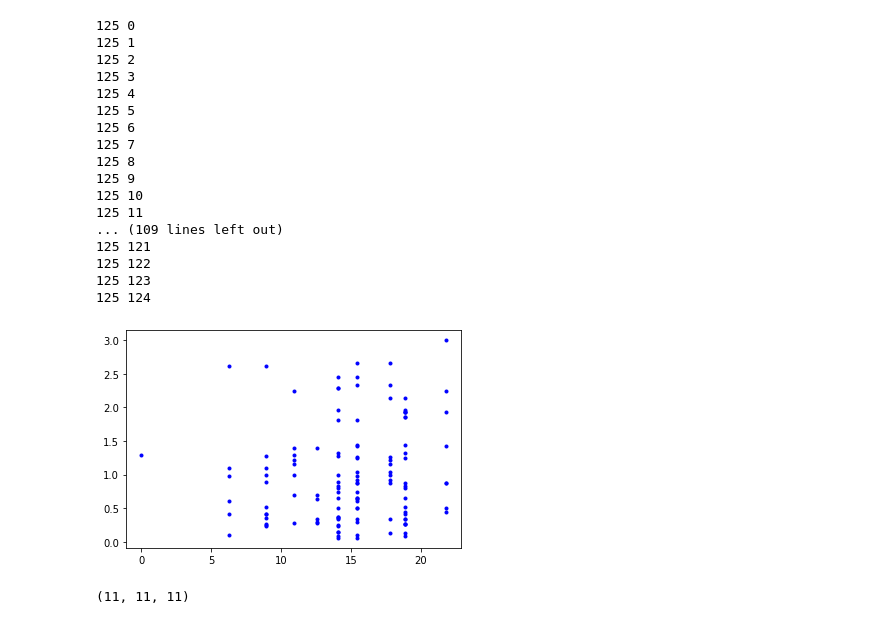
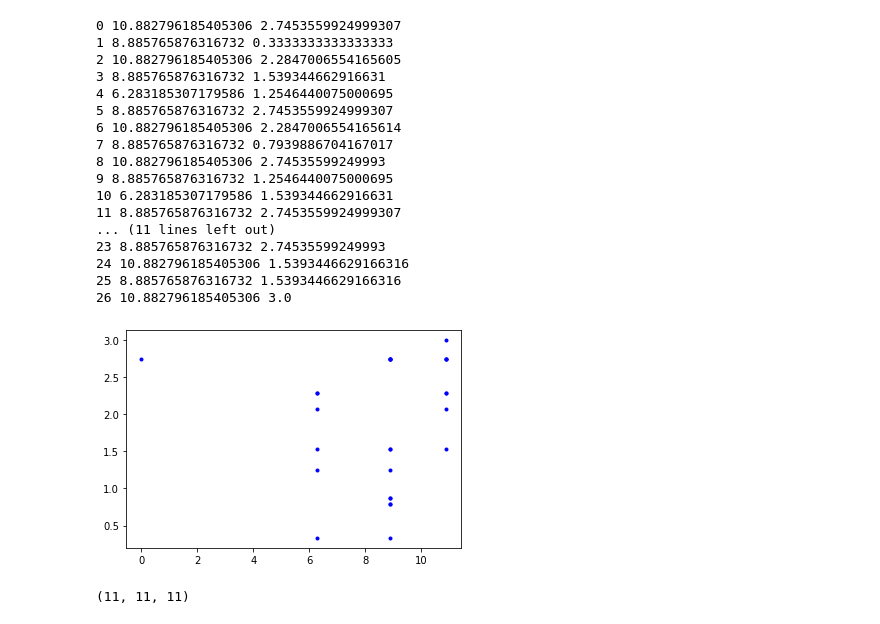
Before and after one commit to cpierleo/PyLJ, a Jupyter notebook: test_random_pause.ipynb, the cells around one changed output. Drawn from its saved outputs; the diff is of its cells as text; code cells hidden in the pictures.

```diff
--- a/test_random_pause.ipynb
+++ b/test_random_pause.ipynb
@@ -80,7 +80,7 @@ import math
 # import  zeros, rint, cos, sin, ones, pi
 
 
-# @jit(nopython=True, cache=True)
+#@jit(nopython=True, cache=True)
 # @jit
 def calcsofk(rx, ry, rz, nmax):
 
@@ -130,59 +130,62 @@ def calcsofk(rx, ry, rz, nmax):
                                          cp[0, nx, k] * sp[1, ny, k] * cp[2, nz, k] +
                                          cp[0, nx, k] * cp[1, ny, k] * sp[2, nz, k])
 
     sofk = np.zeros((2*nmax+1, 2*nmax+1, 2*nmax+1), dtype=float)
     sofk = (csum**2 + ssum**2) / N
     return sofk
     #return (csum**2 + ssum**2) / N
 
 if __name__ == '__main__':
 
     from matplotlib.pyplot import plot, show
-    rx = np.asarray([1., 0.4, 0.2])
-    ry = np.asarray([0.35, 0.2, 0.1])
-    rz = np.asarray([0.66, 0.27, 1.2])
-    nmax=2
+
+    rx = np.asarray([1., 0., 0.1])
+    ry = np.asarray([0.1, 1.2, 0.2])
+    rz = np.asarray([0.3, 0.2, 1.])
+    nmax=1
 
     sofk=calcsofk(rx,ry,rz,nmax)
     nvec = (2*nmax+1)**3
     kmod = np.zeros(nvec)
     kvec = np.zeros((3,nvec))
     sofk_kvec = np.zeros(nvec)
     ix=-1
     for nx in range(2 * nmax + 1):
         for ny in range(2 * nmax + 1):
             for nz in range(2 * nmax + 1):
                 ix += 1
-                print(nvec,ix)
                 kmod[ix] = 2*np.pi * np.sqrt((nx-nmax)**2+(ny-nmax)**2+(nz-nmax)**2)
-                kvec[0,ix] = 2 * np.pi * nx-nmax
-                kvec[1,ix] = 2 * np.pi * ny-nmax
-                kvec[2,ix] = 2 * np.pi * nz-nmax
+                kvec[0,ix] = 2 * np.pi * (nx-nmax)
+                kvec[1,ix] = 2 * np.pi * (ny-nmax)
+                kvec[2,ix] = 2 * np.pi * (nz-nmax)
                 sofk_kvec[ix] = sofk[nx-nmax,ny-nmax,nz-nmax]
+                print(ix,kmod[ix],sofk_kvec[ix])
 
     plot(kmod,sofk_kvec,'b.')
     show()
+    sout=np.column_stack( (kmod,kvec[0,:],kvec[1,:],kvec[2,:],sofk_kvec) )
+    np.savetxt('sofk.dat',sout, fmt=('%12.7g','%12.7g','%12.7g','%12.7g','%12.7g'), header="    '|k|'  'kx' 'ky' 'kz' 'S(k)'")
 
 #    print('Sk:', calcsofk(rx, ry, rz, 4))
 # %% [output]
-125 0
-125 1
-125 2
-125 3
-125 4
-125 5
-125 6
-125 7
-125 8
-125 9
-125 10
-125 11
-... (109 lines left out)
-125 121
-125 122
-125 123
-125 124
+0 10.882796185405306 2.7453559924999307
+1 8.885765876316732 0.3333333333333333
+2 10.882796185405306 2.2847006554165605
+3 8.885765876316732 1.539344662916631
+4 6.283185307179586 1.2546440075000695
+5 8.885765876316732 2.7453559924999307
+6 10.882796185405306 2.2847006554165614
+7 8.885765876316732 0.7939886704167017
+8 10.882796185405306 2.74535599249993
+9 8.885765876316732 1.2546440075000695
+10 6.283185307179586 1.539344662916631
+11 8.885765876316732 2.7453559924999307
+... (11 lines left out)
+23 8.885765876316732 2.74535599249993
+24 10.882796185405306 1.5393446629166316
+25 8.885765876316732 1.5393446629166316
+26 10.882796185405306 3.0
-[figure, old version]
+[figure, new version]
 # %%
 sofk.shape
 # %% [output]
```
Also changed, not shown: 3 other files.
